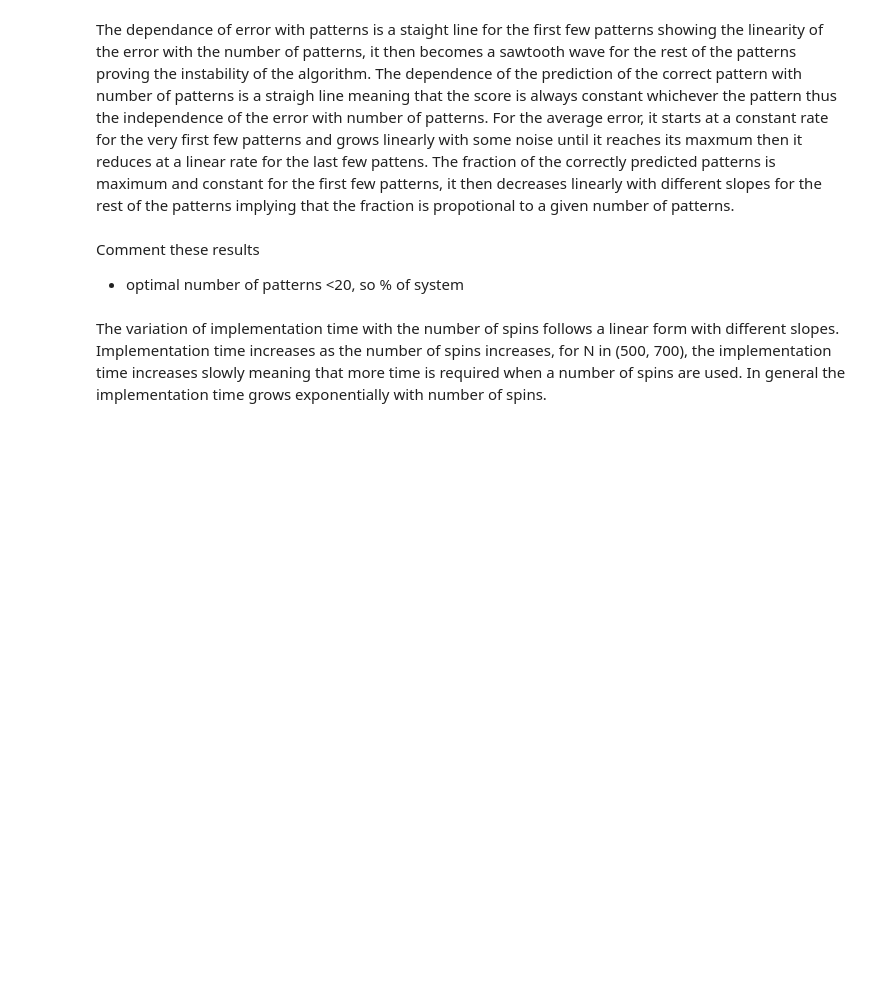
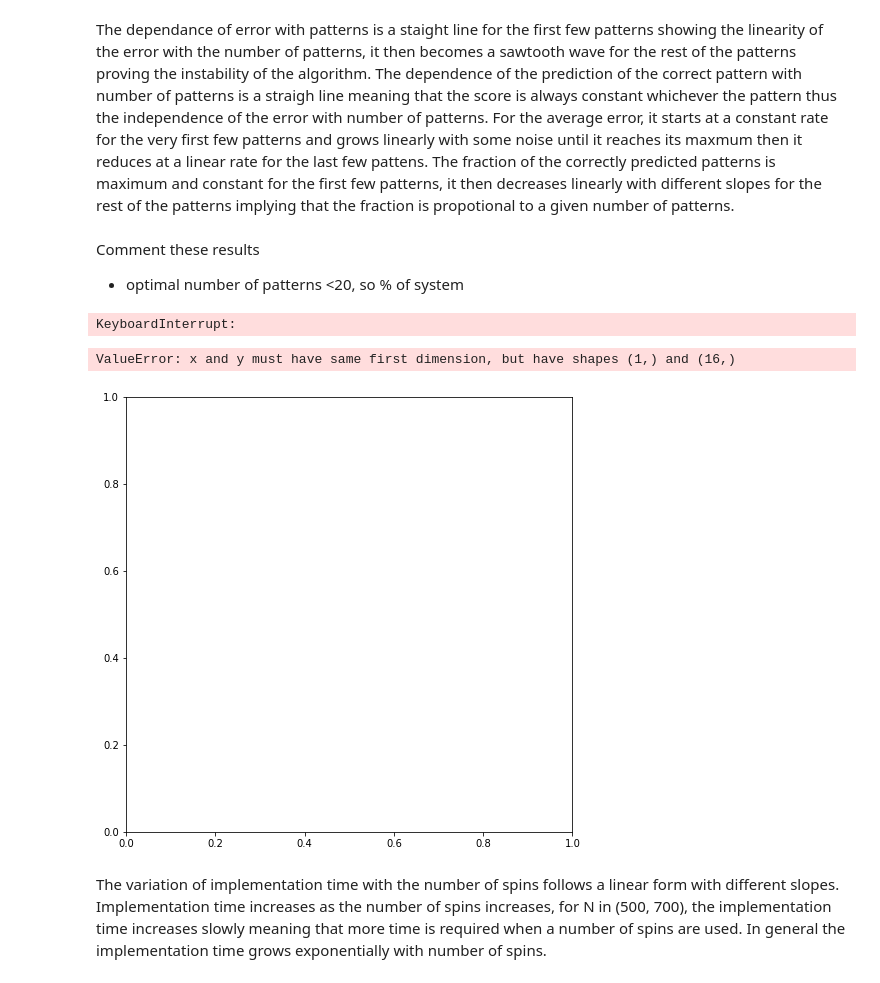
Before and after one commit to mballarin97/Hopfield-project, a Jupyter notebook: Deterministic stability.ipynb, the cells around one changed output. Drawn from its saved outputs; the diff is of its cells as text; code cells hidden in the pictures; blank space fills up the shorter version.

```diff
--- a/Deterministic stability.ipynb
+++ b/Deterministic stability.ipynb
@@ -144,6 +147,7 @@ def update(sys):
         temp = 0
         for j in range(N): #Maybe it is possible to set the cycle on J[i][j]!=0 only
             temp +=  J[i][j]*sys[j]
+        if temp == 0: temp = 2*np.random.randint(0,2)-1
         sys[i] = np.sign(temp)
     return np.sign(sys)
 
@@ -241,3 +240,34 @@ axp[1].legend()
 # %% [markdown]
 Comment these results
 - optimal number of patterns <20, so % of system
+# %%
+# We now look at the scaling with regards to the parameters
+L = np.arange(10,60,10)
+N = L**2
+
+P = []
+scores = []
+errors = []
+MF = 0
+
+for n in N:
+    supp = np.arange(5,n/2,20)
+    P.append(supp)
+    temp_e = []
+    temp_s= []
+    for p in supp:
+        p = int(p)
+        xi = random_patterns(n,p)
+        J = 1/n * np.array( [ (xi[:,i]*xi[:,j]).sum() for i in range(n) for j in range(n) ] )
+        J = J.reshape(n,n)
+        for k in range(len(J)):
+            J[k,k] = 0
+       # if MF: J = MF_coupling(xi,n)
+       # else: J = R_coupling(xi,n,R)
+        err, pred = total_error(xi,30)
+        temp_s.append(pred)
+        temp_e.append(err)
+    scores.append(temp_s)
+    errors.append(temp_e)
+# %% [output]
+KeyboardInterrupt:
@@ -247,25 +293,31 @@ import time as time
 L = np.arange(10,28,4)
 N = L**2
 p = 10
-times = []
-for n in N:
-    xi = np.random.randint(0,2,n*p).reshape(p,n)
-    xi[xi==0]=-1
-    J = 1/n * np.array( [ (xi[:,i]*xi[:,j]).sum() for i in range(n) for j in range(n) ] )
-    J = J.reshape(n,n)
-    for k in range(len(J)):
-        J[k,k] = 0
-    idx = np.random.randint(0,p)
-    start = time.time()
-    deterministic_hopfield(xi[idx],30)
-    end = time.time()
-    times.append(end-start)
+times = [[],[]]
 
-fig, ax = plt.subplots(figsize = (8, 8))
-ax.plot(N,times, label = 'Data with 10 patterns')
-ax.set(xlabel = ' Number of spins N', ylabel =' Implementation time [s]',
-              title = '  Dependency of the time implementation on the size of the system')
-ax.legend()
+for MF in range(2):
+    for n in N:
+        xi = np.random.randint(0,2,n*p).reshape(p,n)
+        xi[xi==0]=-1
+        J = 1/n * np.array( [ (xi[:,i]*xi[:,j]).sum() for i in range(n) for j in range(n) ] )
+        J = J.reshape(n,n)
+        for k in range(len(J)):
+            J[k,k] = 0
+        idx = np.random.randint(0,p)
+        start = time.time()
+        deterministic_hopfield(xi[idx],30)
+        end = time.time()
+        times[MF].append(end-start)
+# %%
+fig, ax = plt.subplots(figsize = (8, 8))
+ax.plot(N,times[0], '--bo', label = 'Data with 10 patterns, no MF')
+ax.plot(N,times[1], '--go', label = 'Data with 10 patterns, MF')
+ax.set(xlabel = ' Number of spins N', ylabel =' Implementation time [s]',
+              title = '  Dependency of the time implementation on the size of the system')
+ax.legend()
+# %% [output]
+ValueError: x and y must have same first dimension, but have shapes (1,) and (16,)
+[figure, added]
 # %% [markdown]
 The variation of implementation time with the number of spins follows a linear form with different slopes. Implementation time increases as the number of spins increases, for N in (500, 700), the implementation time increases slowly meaning that more time is required when a number of spins are used. In general the implementation time grows exponentially with number of spins.
 # %%
```
Also changed, not shown: parts of 16 cells of this notebook, 1 other file.
